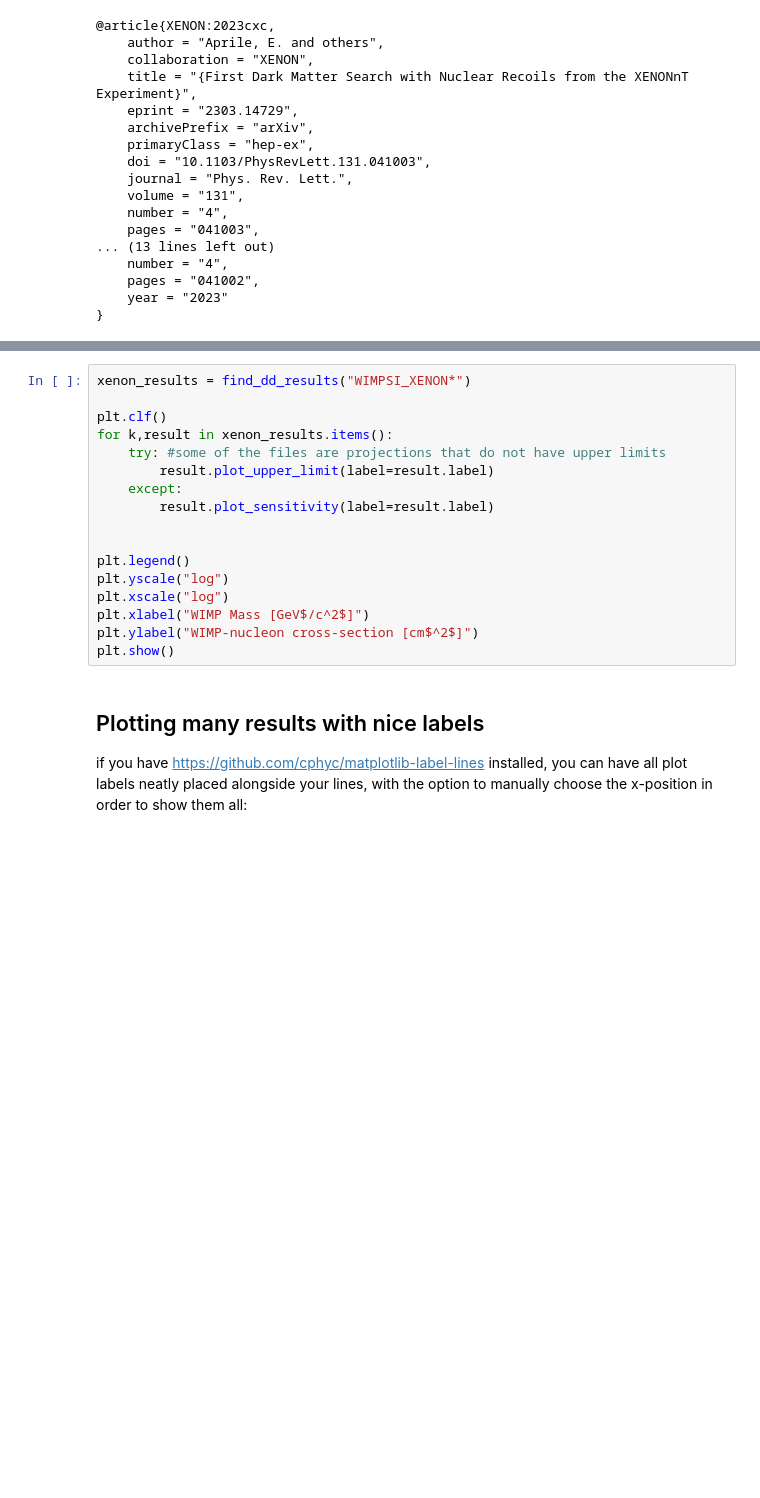
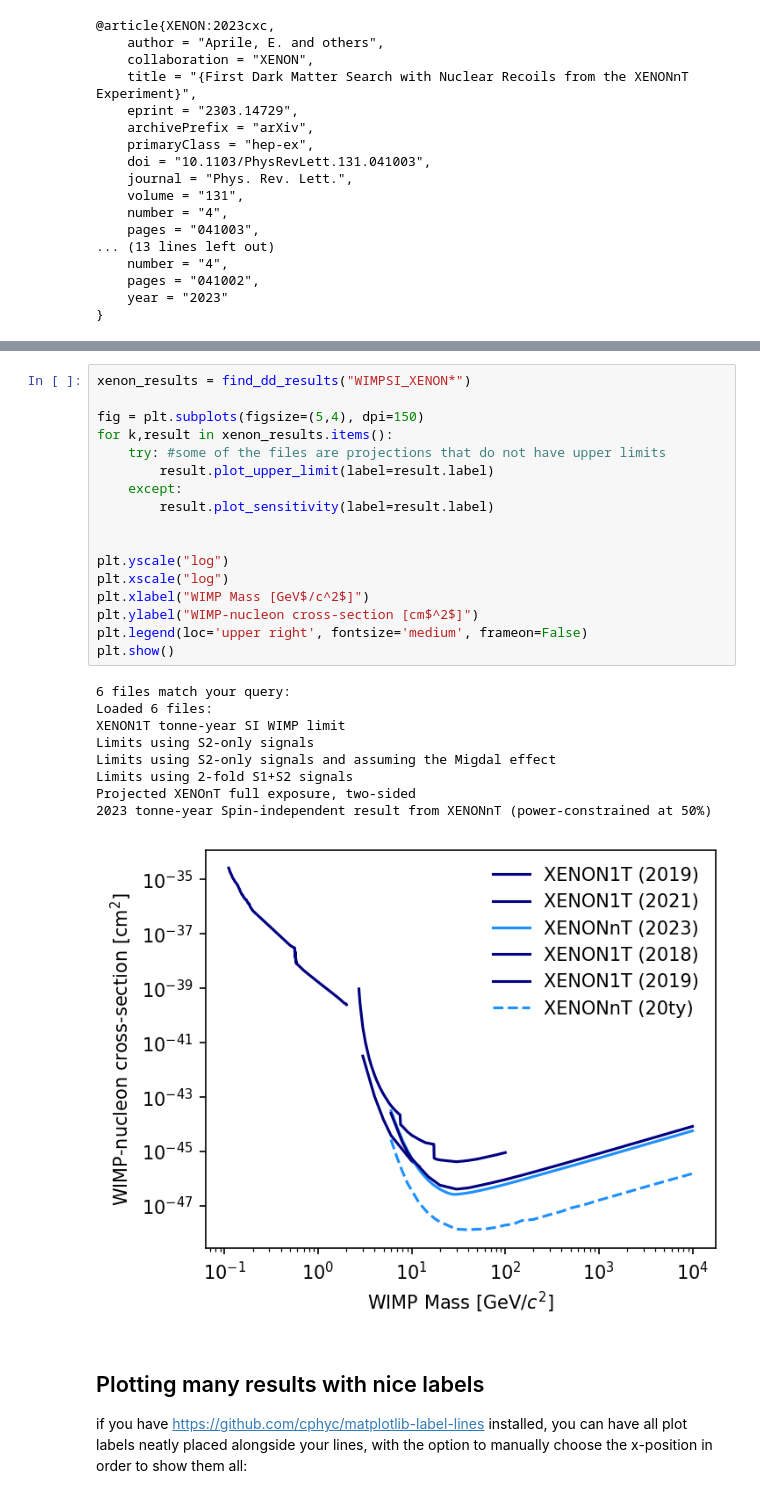
Before and after one commit to kdund/dd_limit_plot, a Jupyter notebook: notebooks/example_plot.ipynb, the cells around one changed output, grey strips where cells are left out. Cells and saved outputs as stored; diff of their text form; blank space fills up the shorter version.

```diff
--- a/notebooks/example_plot.ipynb
+++ b/notebooks/example_plot.ipynb
@@ -89,20 +108,30 @@ xenon_limit.plot_upper_limit
 # %%
 xenon_results = find_dd_results("WIMPSI_XENON*")
 
-plt.clf()
+fig = plt.subplots(figsize=(5,4), dpi=150)
 for k,result in xenon_results.items():
     try: #some of the files are projections that do not have upper limits
         result.plot_upper_limit(label=result.label)
     except:
         result.plot_sensitivity(label=result.label)
 
 
-plt.legend()
 plt.yscale("log")
 plt.xscale("log")
 plt.xlabel("WIMP Mass [GeV$/c^2$]")
 plt.ylabel("WIMP-nucleon cross-section [cm$^2$]")
+plt.legend(loc='upper right', fontsize='medium', frameon=False)
 plt.show()
+# %% [output]
+6 files match your query:
+Loaded 6 files:
+XENON1T tonne-year SI WIMP limit
+Limits using S2-only signals
+Limits using S2-only signals and assuming the Migdal effect
+Limits using 2-fold S1+S2 signals
+Projected XENOnT full exposure, two-sided
+2023 tonne-year Spin-independent result from XENONnT (power-constrained at 50%)
+[figure, added]
 # %% [markdown]
 ## Plotting many results with nice labels
 if you have https://github.com/cphyc/matplotlib-label-lines installed, you can have all plot labels neatly placed alongside your lines, with the option to manually choose the x-position in order to show them all:
```
Also changed, not shown: parts of 13 cells of this notebook.
